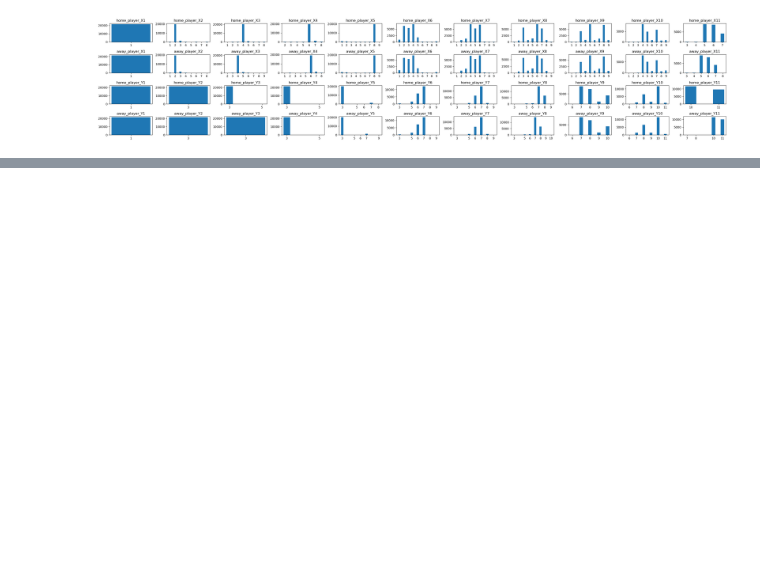
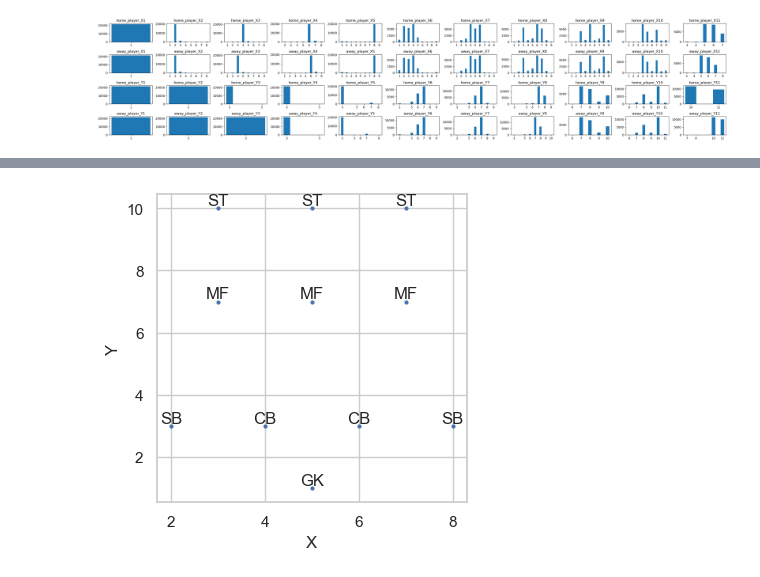
Before and after one commit to lorihe/Springboard-Capstone2---European-Soccer-Data, a Jupyter notebook: Notebook/01 Data Processing-5.ipynb, the cells around one changed output, grey strips where cells are left out. Drawn from its saved outputs; the diff is of its cells as text; code cells hidden in the pictures; blank space fills up the shorter version.

```diff
--- a/Notebook/01 Data Processing-5.ipynb
+++ b/Notebook/01 Data Processing-5.ipynb
@@ -356,0 +467,4 @@ with sqlite3.connect('database.sqlite') as con:
+# %%
+plot_position(483133)
+# %% [output]
+[figure, added]
```
Also changed, not shown: parts of 137 cells of this notebook.
